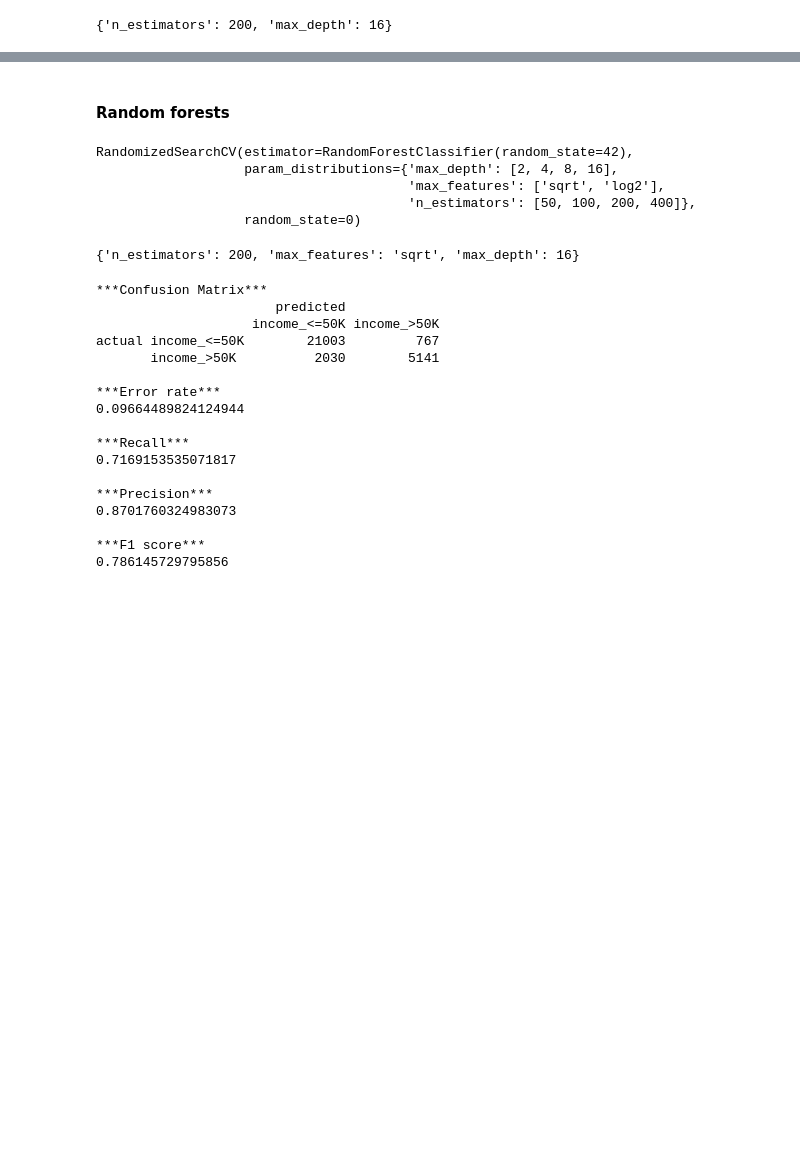
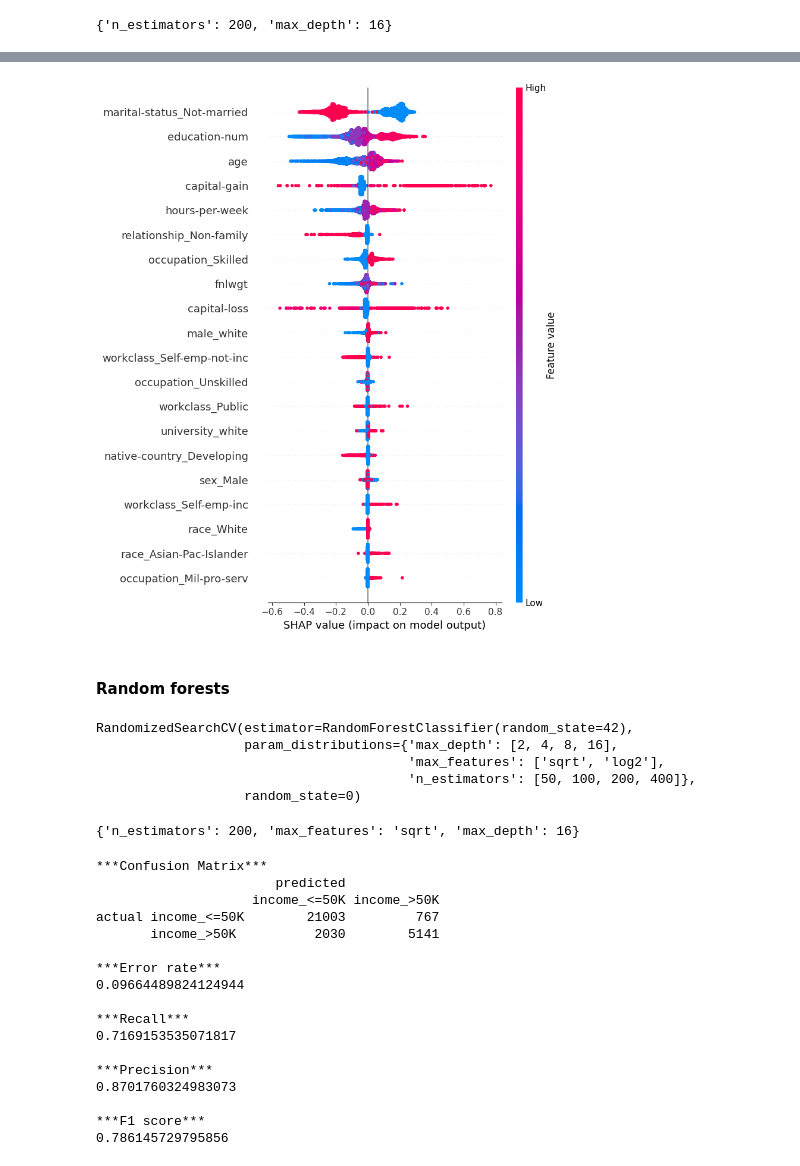
Before and after one commit to jonathanykwong/annual-income, a Jupyter notebook: annual-income.ipynb, the cells around one changed output, grey strips where cells are left out. Cells and saved outputs as stored; diff of their text form; code cells hidden in the pictures; blank space fills up the shorter version.

```diff
--- a/annual-income.ipynb
+++ b/annual-income.ipynb
@@ -893,3 +925,9 @@ actual income_<=50K         4499        1000
+# %%
+shap.summary_plot(bg_shap_values[:, :, 1], X_test, feature_names=X_train_over.columns, show=False)
+plt.tight_layout()
+plt.show()
+# %% [output]
+[figure, added]
 # %% [markdown]
 #### Random forests
 # %%
```
Also changed, not shown: parts of 23 cells of this notebook.
